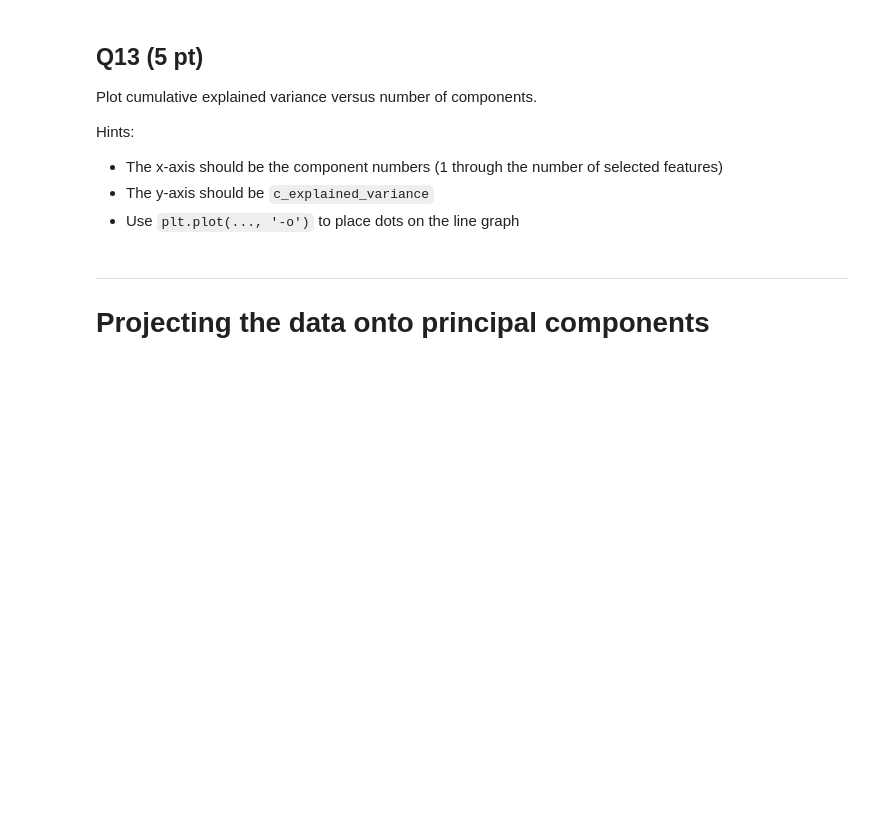
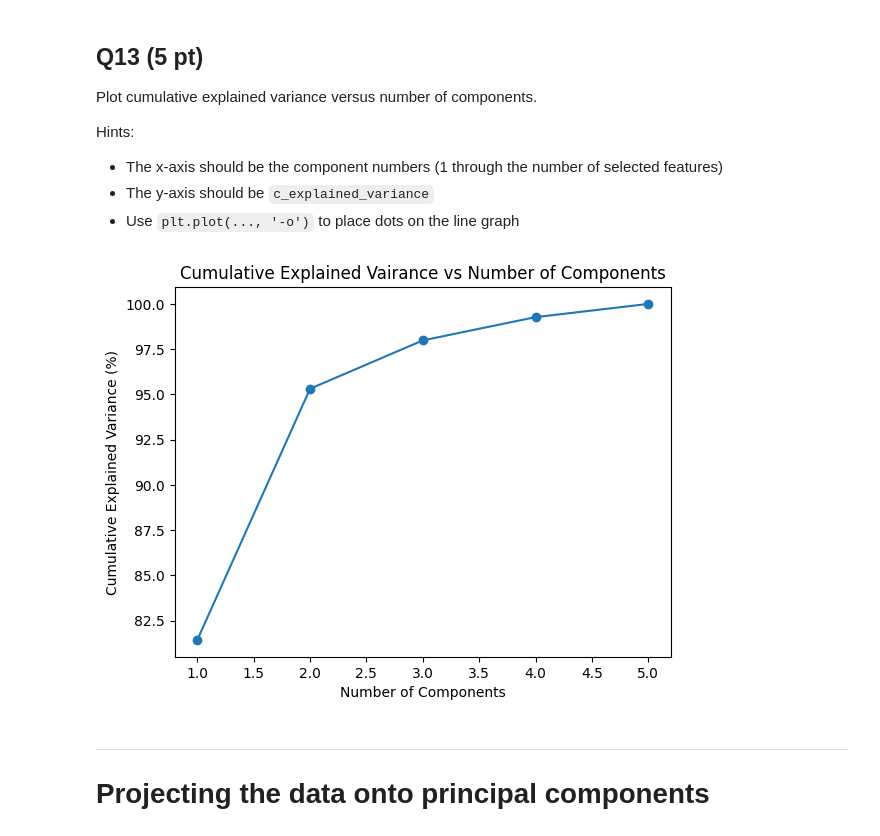
Before and after one commit to lainegoldmacher1/Project-3, a Jupyter notebook: Project3_PCA_Student.ipynb, the cells around one changed output. Drawn from its saved outputs; the diff is of its cells as text; code cells hidden in the pictures; blank space fills up the shorter version.

```diff
--- a/Project3_PCA_Student.ipynb
+++ b/Project3_PCA_Student.ipynb
@@ -179,6 +186,8 @@ cov_mat =
 Use `np.linalg.eig()` to compute the eigenvalues and eigenvectors of the covariance matrix.
 # %%
 # ANSWER HERE
-eigval, eigvec =
+eigval, eigvec = np.linalg.eig(cov_mat)
 
 # print eigenvalues and eigenvectors
+print(eigval)
+print(eigvec)
@@ -192,10 +208,14 @@ eigval, eigvec =
 Sort the eigenvalues from largest to smallest and reorder the eigenvectors to match. Then list each eigenvalue followed by its associated eigenvector.
 # %%
 # ANSWER HERE
-sort_idx =
+sort_idx = np.argsort(eigval)[::-1]
 
-eigval_sorted =
+eigval_sorted = eigval[sort_idx]
 
-eigvec_sorted =
+eigvec_sorted = eigvec[:, sort_idx]
 
 # Print each eigenvalue with its associated eigenvector.
+for i in range(len(eigval_sorted)):
+    print(f"Eigenvalue {i+1}: {eigval_sorted[i]:.4f}")
+    print(f"Eigenvector {i+1}: {eigvec_sorted[:, i]}")
+    print()
@@ -220,6 +255,8 @@ $$
 $$
 # %%
 # ANSWER HERE
-explained_variance =
+explained_variance = 100 * eigval_sorted / np.sum(eigval_sorted)
 
 # Print the explained variance for each principal component.
+for i, var in enumerate(explained_variance):
+    print(f"PC{i+1}: {var:.2f}%")
@@ -229,4 +272,6 @@ explained_variance =
 Compute the cumulative explained variance using `np.cumsum()`.
 # %%
 # ANSWER HERE
-c_explained_variance =
+c_explained_variance = np.cumsum(explained_variance)
+
+c_explained_variance
@@ -244,8 +294,16 @@ Hints:
 # %%
 # ANSWER HERE
 # Plot cumulative explained variance versus number of components.
 
 n_features = X.shape[1]
+
+plt.plot(range(1, n_features + 1), c_explained_variance, '-o')
+plt.xlabel('Number of Components')
+plt.ylabel('Cumulative Explained Variance (%)')
+plt.title('Cumulative Explained Vairance vs Number of Components')
+plt.show()
+# %% [output]
+[figure, added]
 # %% [markdown]
 ---
 # Projecting the data onto principal components
```
Also changed, not shown: parts of 8 cells of this notebook.
